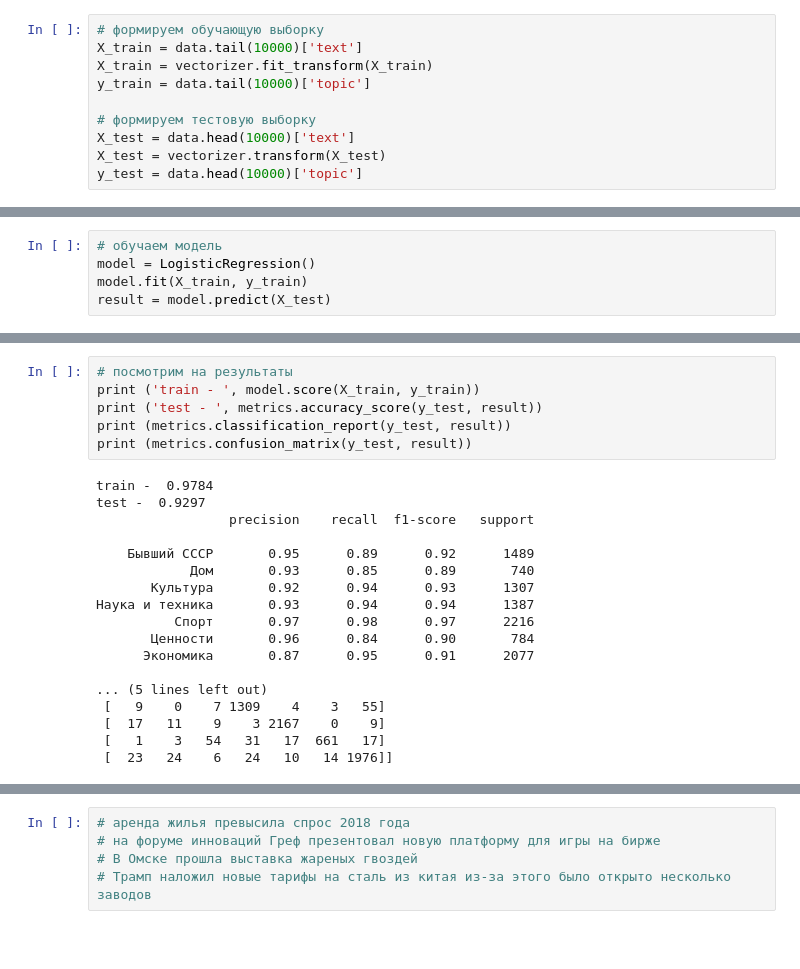
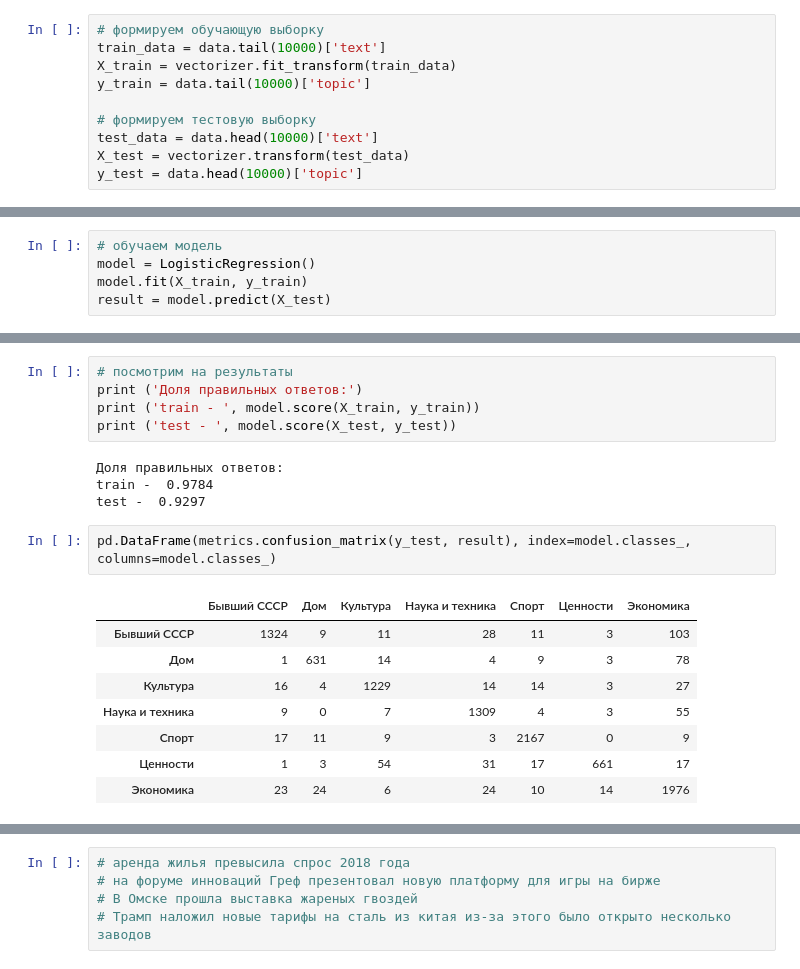
Before and after one commit to anastasiarazb/skillbox_nlp_demo, a Jupyter notebook: skillbox demo.ipynb, the cells around one changed output, grey strips where cells are left out. Saved outputs shown, nothing was run; the diff lists cells and outputs as text; blank space fills up the shorter version.

```diff
--- a/skillbox demo.ipynb
+++ b/skillbox demo.ipynb
@@ -64,11 +64,11 @@ $$test\_data \xrightarrow{\text{предсказание}} model.predict()  \rig
 $$Accuracy = \frac{Угаданные\ верно\ ответы}{Всего\ данных}$$
 # %%
 # формируем обучающую выборку
-X_train = data.tail(10000)['text']
-X_train = vectorizer.fit_transform(X_train)
+train_data = data.tail(10000)['text']
+X_train = vectorizer.fit_transform(train_data)
 y_train = data.tail(10000)['topic']
 
 # формируем тестовую выборку
-X_test = data.head(10000)['text']
-X_test = vectorizer.transform(X_test)
+test_data = data.head(10000)['text']
+X_test = vectorizer.transform(test_data)
 y_test = data.head(10000)['topic']
@@ -80,26 +118,22 @@ result = model.predict(X_test)
 # %%
 # посмотрим на результаты
+print ('Доля правильных ответов:')
 print ('train - ', model.score(X_train, y_train))
-print ('test - ', metrics.accuracy_score(y_test, result))
-print (metrics.classification_report(y_test, result))
-print (metrics.confusion_matrix(y_test, result))
+print ('test - ', model.score(X_test, y_test))
 # %% [output]
+Доля правильных ответов:
 train -  0.9784
 test -  0.9297
-                 precision    recall  f1-score   support
-
-    Бывший СССР       0.95      0.89      0.92      1489
-            Дом       0.93      0.85      0.89       740
-       Культура       0.92      0.94      0.93      1307
-Наука и техника       0.93      0.94      0.94      1387
-          Спорт       0.97      0.98      0.97      2216
-       Ценности       0.96      0.84      0.90       784
-      Экономика       0.87      0.95      0.91      2077
-
-... (5 lines left out)
- [   9    0    7 1309    4    3   55]
- [  17   11    9    3 2167    0    9]
- [   1    3   54   31   17  661   17]
- [  23   24    6   24   10   14 1976]]
+# %%
+pd.DataFrame(metrics.confusion_matrix(y_test, result), index=model.classes_, columns=model.classes_)
+# %% [output]
+|  | Бывший СССР | Дом | Культура | Наука и техника | Спорт | Ценности | Экономика |
+| Бывший СССР | 1324 | 9 | 11 | 28 | 11 | 3 | 103 |
+| Дом | 1 | 631 | 14 | 4 | 9 | 3 | 78 |
+| Культура | 16 | 4 | 1229 | 14 | 14 | 3 | 27 |
+| Наука и техника | 9 | 0 | 7 | 1309 | 4 | 3 | 55 |
+| Спорт | 17 | 11 | 9 | 3 | 2167 | 0 | 9 |
+| Ценности | 1 | 3 | 54 | 31 | 17 | 661 | 17 |
+| Экономика | 23 | 24 | 6 | 24 | 10 | 14 | 1976 |
 # %%
 # попробуем проверить модель вручную
```
Also changed, not shown: parts of 8 cells of this notebook, 1 other file.
